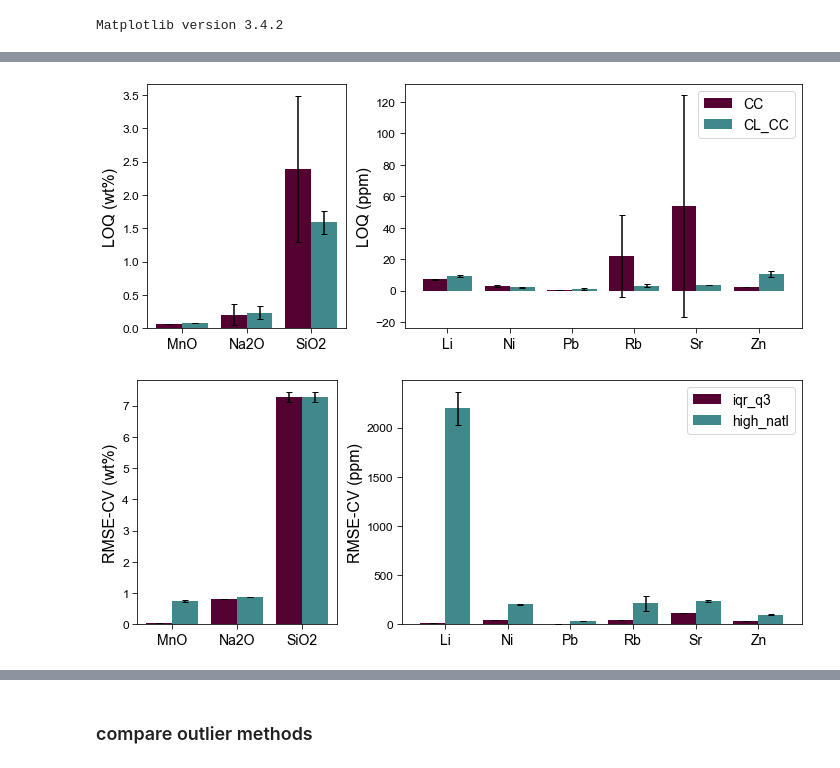
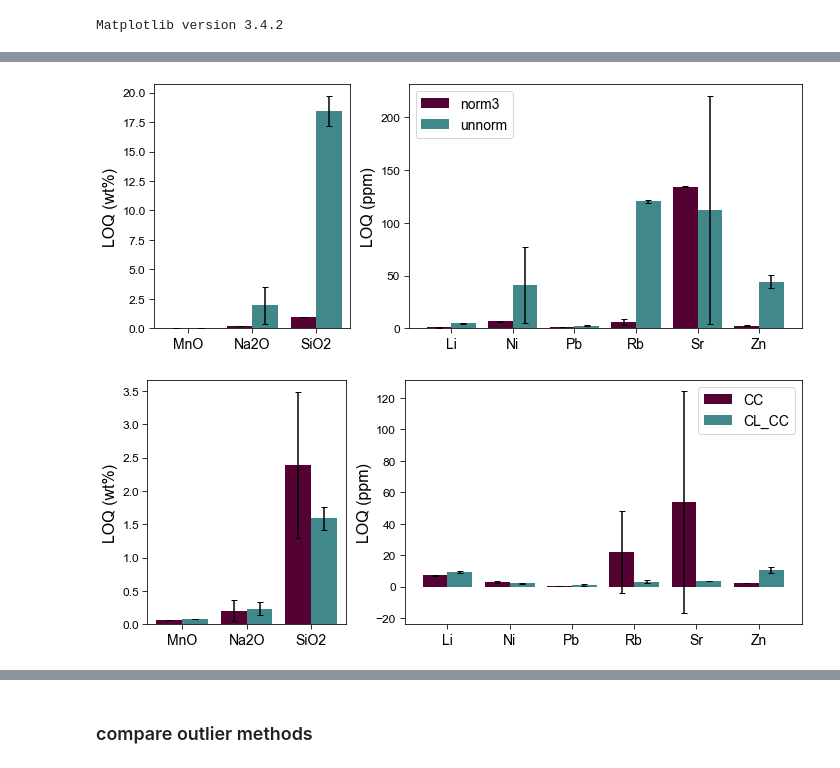
Before and after one commit to ytsmacr/LOD-paper, a Jupyter notebook: Figures.ipynb, the cells around one changed output, grey strips where cells are left out. Saved outputs shown, nothing was run; the diff lists cells and outputs as text; code cells hidden in the pictures.

```diff
--- a/Figures.ipynb
+++ b/Figures.ipynb
@@ -27,0 +133,21 @@ Matplotlib version 3.4.2
+# %%
+mhc_sum = pd.read_csv(fp+'MHC_sample_summary.csv')
+# %%
+iqr_means = dict(zip(mhc_sum.element, mhc_sum.iqr_mean))
+natl_means = dict(zip(mhc_sum.element, mhc_sum.natl_mean))
+iqr_meds = dict(zip(mhc_sum.element, mhc_sum.iqr_med))
+natl_meds = dict(zip(mhc_sum.element, mhc_sum.natl_med))
+# %%
+# add median and mean values
+data['mean'] = np.nan
+data['median'] = np.nan
+
+for elem in data.element.unique():
+    data.loc[(data.element==elem) & (data.outlier_defn=='high_natl'), 'mean'] = natl_means[elem]
+    data.loc[(data.element==elem) & (data.outlier_defn=='high_natl'), 'median'] = natl_meds[elem]
+    data.loc[(data.element==elem) & (data.outlier_defn=='iqr_q3'), 'median'] = iqr_meds[elem]
+    data.loc[(data.element==elem) & (data.outlier_defn=='iqr_q3'), 'mean'] = iqr_means[elem]
+# %%
+# get loqs as percent
+data['loq_per_med'] = (data['loq'] / data['median']) * 100
+data['loq_per_mean'] = (data['loq'] / data['mean']) * 100
@@ -261,9 +738,9 @@ def rmsecv_compare(on='sens_method',
     plt.show()
 # %%
-loq_compare(on='instrument')
+loq_compare(on='normalization')
 # %% [output]
-[figure, old version]
+[figure, new version]
 # %%
-rmsecv_compare(on='outlier_defn', atm='Earth')
+loq_compare(on='instrument')
 # %% [output]
-[figure, old version]
+[figure, new version]
```
Also changed, not shown: parts of 53 cells of this notebook.
